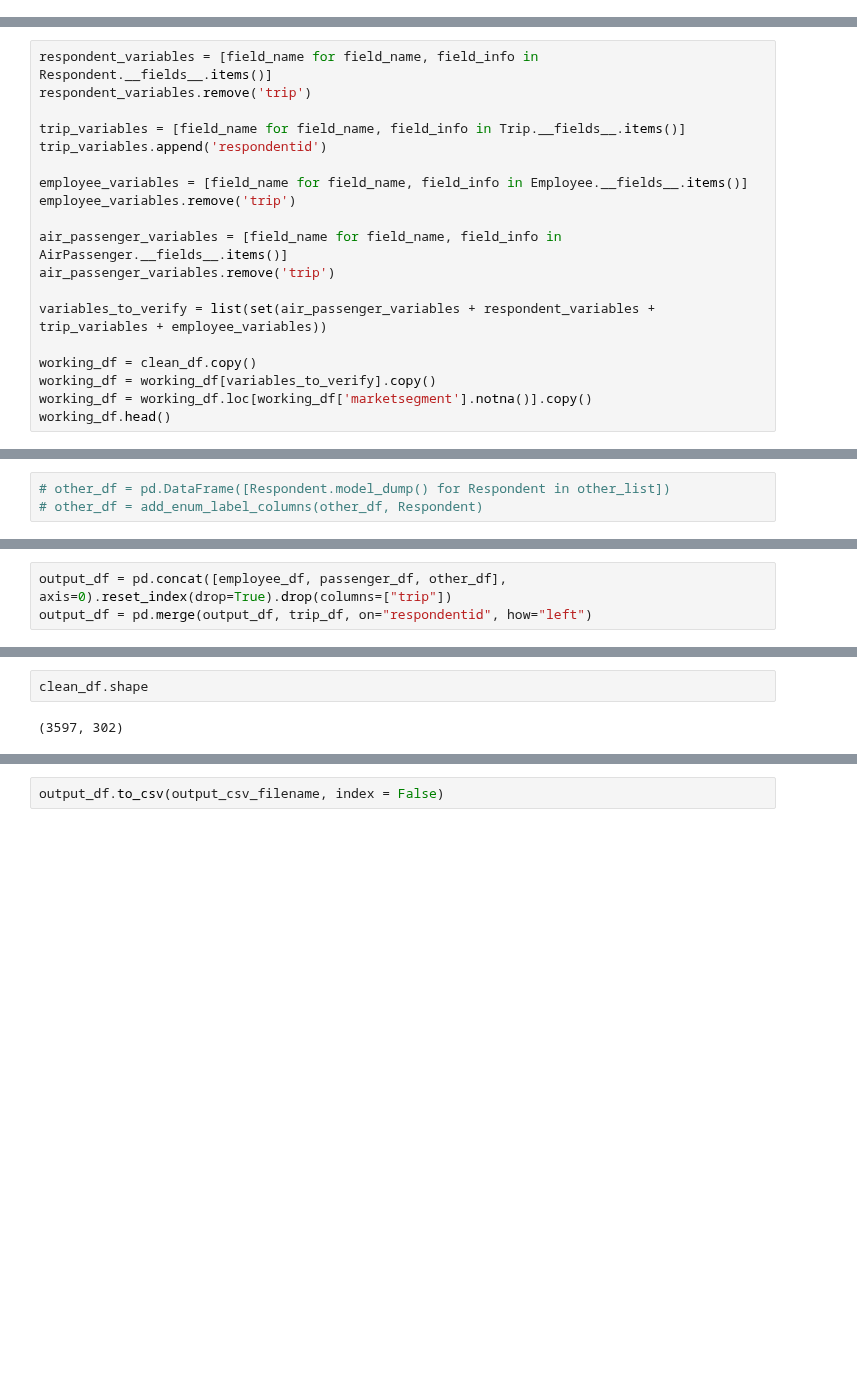
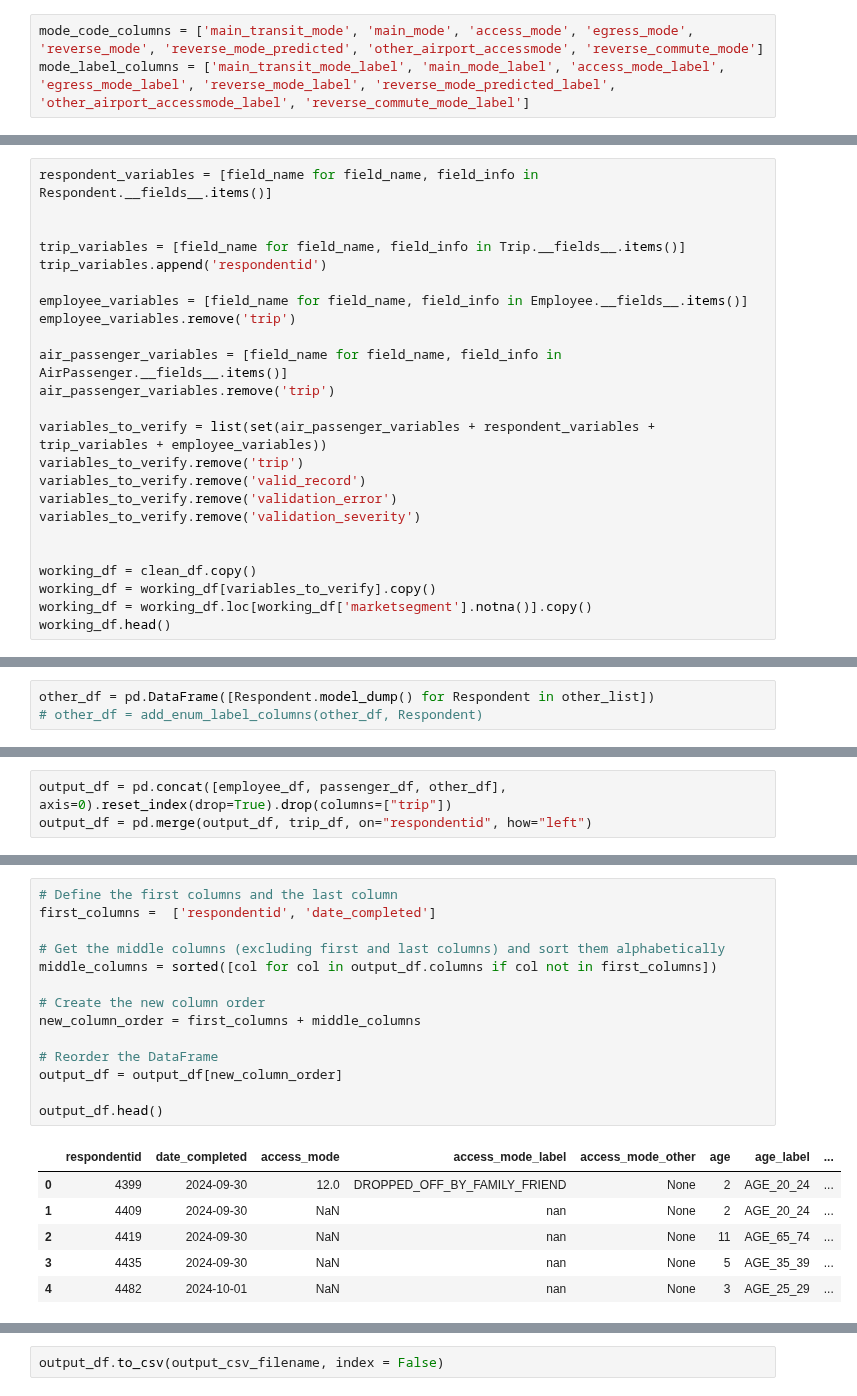
Before and after one commit to wsp-sag/Survey_Airport, a Jupyter notebook: notebooks/data-model-development-helper.ipynb, the cells around one changed output, grey strips where cells are left out. Drawn from its saved outputs; the diff is of its cells as text; blank space fills up the shorter version.

Commit message:
Update data dictionary script, add validators

```diff
--- a/notebooks/data-model-development-helper.ipynb
+++ b/notebooks/data-model-development-helper.ipynb
@@ -188,3 +174,6 @@ print(mode_label_columns)
+# %%
+mode_code_columns = ['main_transit_mode', 'main_mode', 'access_mode', 'egress_mode', 'reverse_mode', 'reverse_mode_predicted', 'other_airport_accessmode', 'reverse_commute_mode']
+mode_label_columns = ['main_transit_mode_label', 'main_mode_label', 'access_mode_label', 'egress_mode_label', 'reverse_mode_label', 'reverse_mode_predicted_label', 'other_airport_accessmode_label', 'reverse_commute_mode_label']
 # %%
 #Remapping codes using label strings
 for mode_code_col, mode_label_col in zip(mode_code_columns, mode_label_columns):
@@ -270,7 +259,7 @@ clean_df.to_csv(clean_survey_file, index = False)
 ### Select Variables to verify for the survey
 # %%
 respondent_variables = [field_name for field_name, field_info in Respondent.__fields__.items()]
-respondent_variables.remove('trip')
+
 
 trip_variables = [field_name for field_name, field_info in Trip.__fields__.items()]
 trip_variables.append('respondentid')
@@ -282,6 +271,11 @@ air_passenger_variables = [field_name for field_name, field_info in AirPassenger
 air_passenger_variables.remove('trip')
 
 variables_to_verify = list(set(air_passenger_variables + respondent_variables + trip_variables + employee_variables))
+variables_to_verify.remove('trip')
+variables_to_verify.remove('valid_record')
+variables_to_verify.remove('validation_error')
+variables_to_verify.remove('validation_severity')
+
 
 working_df = clean_df.copy()
 working_df = working_df[variables_to_verify].copy()
@@ -382,3 +367,3 @@ passenger_df = add_enum_label_columns(passenger_df,Respondent)
 # %%
-# other_df = pd.DataFrame([Respondent.model_dump() for Respondent in other_list])
+other_df = pd.DataFrame([Respondent.model_dump() for Respondent in other_list])
 # other_df = add_enum_label_columns(other_df, Respondent)
@@ -410,4 +397,21 @@ output_df.shape
-# %%
-clean_df.shape
-# %% [output]
-(3597, 302)
+# %%
+# Define the first columns and the last column
+first_columns =  ['respondentid', 'date_completed']
+
+# Get the middle columns (excluding first and last columns) and sort them alphabetically
+middle_columns = sorted([col for col in output_df.columns if col not in first_columns])
+
+# Create the new column order
+new_column_order = first_columns + middle_columns
+
+# Reorder the DataFrame
+output_df = output_df[new_column_order]
+
+output_df.head()
+# %% [output]
+|  | respondentid | date_completed | access_mode | access_mode_label | access_mode_other | age | age_label | ... |
+| 0 | 4399 | 2024-09-30 | 12.0 | DROPPED_OFF_BY_FAMILY_FRIEND | None | 2 | AGE_20_24 | ... |
+| 1 | 4409 | 2024-09-30 | NaN | nan | None | 2 | AGE_20_24 | ... |
+| 2 | 4419 | 2024-09-30 | NaN | nan | None | 11 | AGE_65_74 | ... |
+| 3 | 4435 | 2024-09-30 | NaN | nan | None | 5 | AGE_35_39 | ... |
+| 4 | 4482 | 2024-10-01 | NaN | nan | None | 3 | AGE_25_29 | ... |
```
Also changed, not shown: parts of 12 cells of this notebook, 7 other files.
